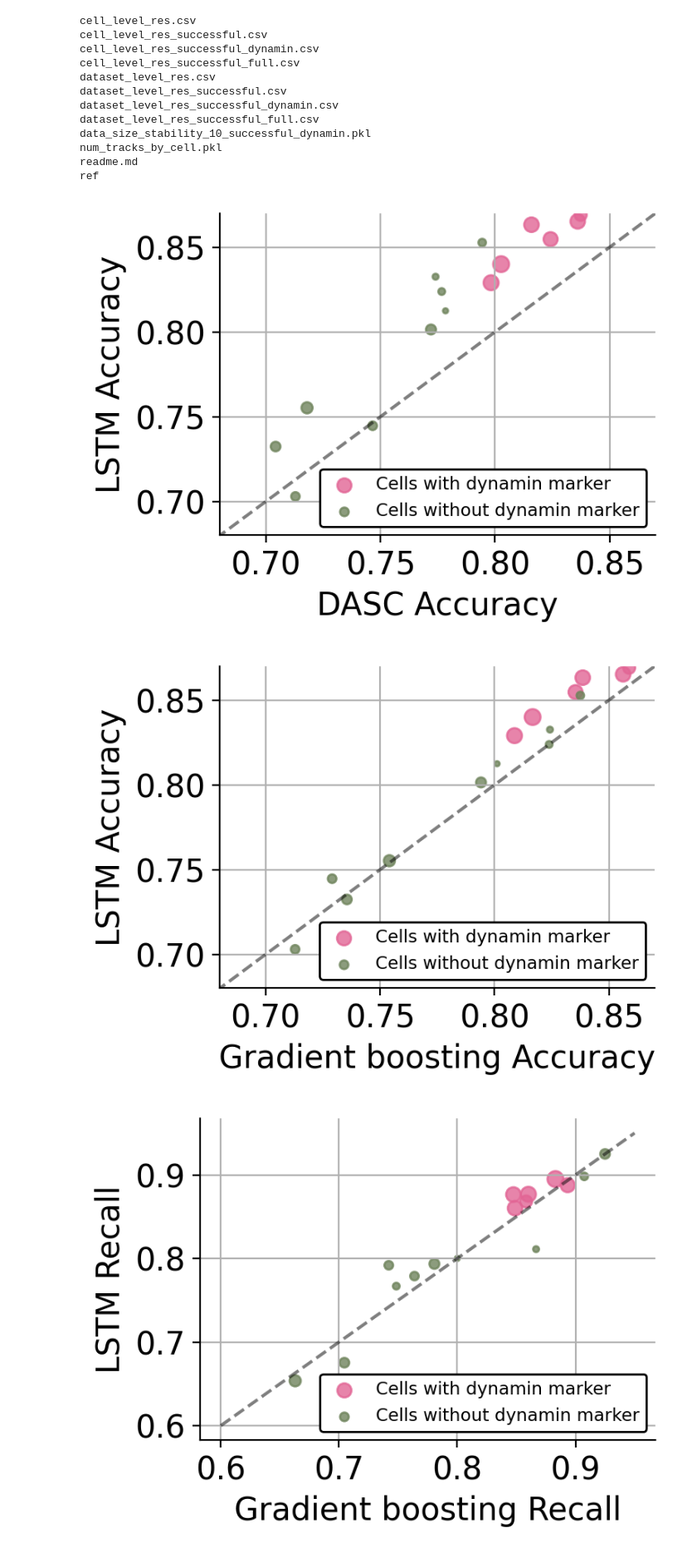
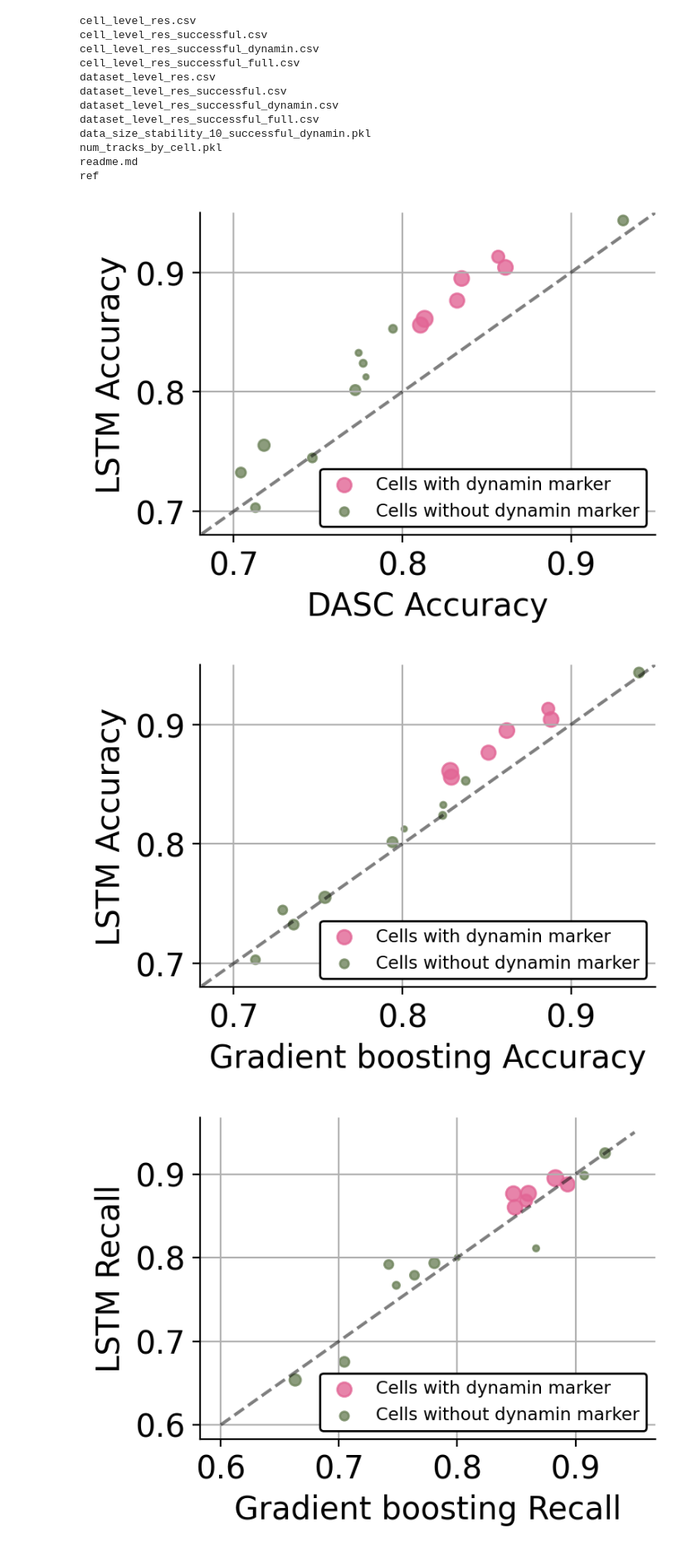
Before and after one commit to Yu-Group/molecular-partner-prediction, a Jupyter notebook: notebooks/02_fig3_all_models_cell_acc.ipynb, the cells around one changed output. Shown at 83% size. Cells and saved outputs as stored; diff of their text form; code cells hidden in the pictures.

```diff
--- a/notebooks/02_fig3_all_models_cell_acc.ipynb
+++ b/notebooks/02_fig3_all_models_cell_acc.ipynb
@@ -85,8 +85,8 @@ plt.scatter(res.loc[baseline][non_dynamin_cells].values,
             s=[1. * num_cells[cell[:-9]]/30 for cell in non_dynamin_cells],
             label='Cells without dynamin marker',
             alpha=.8)
-plt.xlim((0.68, 0.87))
-plt.ylim((0.68, 0.87))
+plt.xlim((0.68, 0.95))
+plt.ylim((0.68, 0.95))
 plt.xlabel("DASC Accuracy")
 plt.ylabel("LSTM Accuracy")
 plt.legend(loc='lower right', fontsize='small', framealpha=1, edgecolor='black')
@@ -94,7 +94,7 @@ plt.plot((0.6, 0.95), (0.6, 0.95), '--', color='k', alpha=.5)
 viz.savefig('acc_lstm_dasc')
 plt.show()
 # %% [output]
-[figure, old version]
+[figure, new version]
 # %%
 res = pd.read_csv(f"../reports/cell_level_res{suffix}.csv", index_col=0)
 res = res[[c for c in res.columns if c.endswith('accuracy') and not 'balanced' in c]]
@@ -102,36 +102,36 @@ dynamin_cells = [f'{k}_accuracy' for k in config.DSETS['clath_aux_dynamin']['tes
 non_dynamin_cells = [c for c in res.columns if c not in dynamin_cells]
 baseline = 'gb_basic'
 plt.figure(dpi=200, figsize=(4, 3))
 plt.grid(zorder=-10.0)
 plt.scatter(res.loc[baseline][dynamin_cells].values,
             res.loc['lstm'][dynamin_cells].values,
             color='#E26595',
             s=[1. * num_cells[cell[:-9]]/30 for cell in dynamin_cells],
             label='Cells with dynamin marker',
             alpha=.8)
 plt.scatter(res.loc[baseline][non_dynamin_cells].values,
             res.loc['lstm'][non_dynamin_cells].values,
             color='#6F845C',
             s=[1. * num_cells[cell[:-9]]/30 for cell in non_dynamin_cells],
             label='Cells without dynamin marker',
             alpha=.8)
 #plt.figure(dpi=200, figsize=(4, 3))
 #plt.scatter(res.loc['svm_dasc'].values, res.loc['lstm'].values, color='#E26595')
-plt.xlim((0.68, 0.87))
-plt.ylim((0.68, 0.87))
+plt.xlim((0.68, 0.95))
+plt.ylim((0.68, 0.95))
 # plt.xticks([0.7, 0.75, 0.85])
 # plt.yticks([0.7, 0.75, 0.85])
 plt.xlabel("Gradient boosting Accuracy")
 plt.ylabel("LSTM Accuracy")
 plt.legend(loc='lower right', fontsize='small', framealpha=1, edgecolor='black')
 # plt.title("Test accuracy", fontsize=15)
 
 # plt.title("Classification accuracy", fontsize=15)
 plt.plot((0.6, 0.95), (0.6, 0.95), '--', color='k', alpha=.5)
 viz.savefig('acc_lstm_gb')
 plt.show()
 # %% [output]
-[figure, old version]
+[figure, new version]
 # %%
 res = pd.read_csv(f"../reports/cell_level_res{suffix}.csv", index_col=0)
 res = res[[c for c in res.columns if 'recall' in c]]
```
Also changed, not shown: 9 other files.
